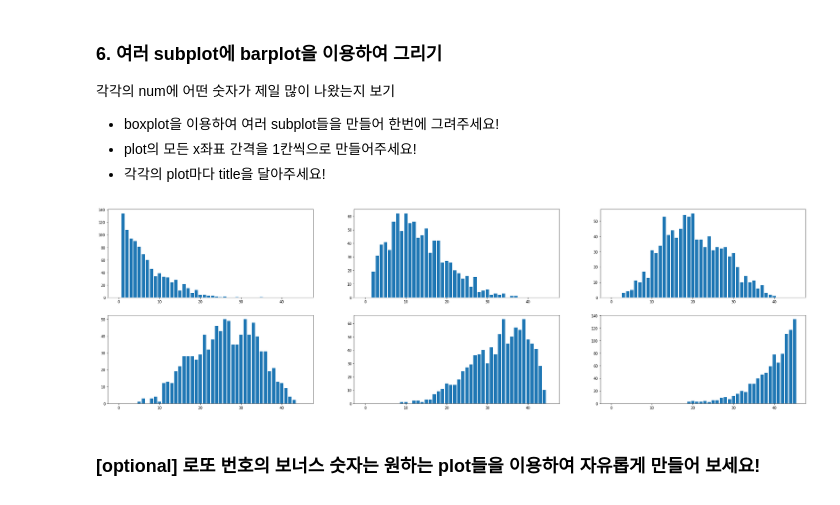
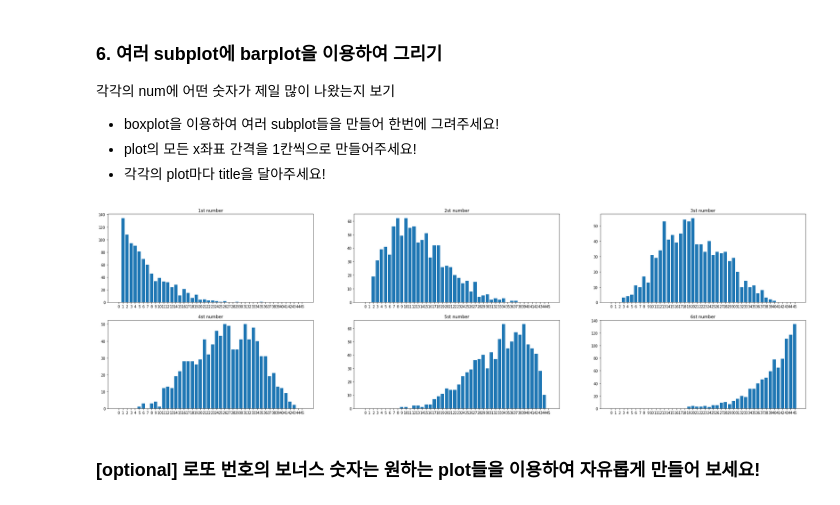
Before and after one commit to sanghyeon0114/DAP_, a Jupyter notebook: lecture4.ipynb, the cells around one changed output. Cells and saved outputs as stored; diff of their text form; code cells hidden in the pictures.

```diff
--- a/lecture4.ipynb
+++ b/lecture4.ipynb
@@ -422,6 +422,8 @@ fig.set_size_inches((35,10))
 plt.subplots_adjust(wspace=0.2,hspace=0.2)
 
 ########### Make Code #####################
+xlabel = [i for i in range(0, 46)]
+
 xArray = [0 for i in range(46)]
 num = df_lotto['num1'].value_counts().sort_index()
 for i in list(num.index):
@@ -444,35 +446,46 @@ for i in list(num.index):
 ax[0][2].bar(range(len(xArray)), xArray)
 
 xArray = [0 for i in range(46)]
 num = df_lotto['num4'].value_counts().sort_index()
 for i in list(num.index):
   xArray[i] = num[i]
 
 ax[1][0].bar(range(len(xArray)), xArray)
 
 xArray = [0 for i in range(46)]
 num = df_lotto['num5'].value_counts().sort_index()
 for i in list(num.index):
   xArray[i] = num[i]
 
 ax[1][1].bar(range(len(xArray)), xArray)
 
 xArray = [0 for i in range(46)]
 num = df_lotto['num6'].value_counts().sort_index()
 for i in list(num.index):
   xArray[i] = num[i]
 
 ax[1][2].bar(range(len(xArray)), xArray)
 
-#ax[1][2].title('6st number')
+ax[0][0].set_title('1st number')
+ax[0][0].set_xticks(xlabel)
+ax[0][1].set_title('2st number')
+ax[0][1].set_xticks(xlabel)
+ax[0][2].set_title('3st number')
+ax[0][2].set_xticks(xlabel)
+ax[1][0].set_title('4st number')
+ax[1][0].set_xticks(xlabel)
+ax[1][1].set_title('5st number')
+ax[1][1].set_xticks(xlabel)
+ax[1][2].set_title('6st number')
+ax[1][2].set_xticks(xlabel)
 
 #sns.barplot(data=df_lotto, x='num1', y="num1", ax=ax[0][0], estimator=len)
 
 ###########################################
 
 plt.show()
 # %% [output]
-[figure, old version]
+[figure, new version]
 # %% [markdown]
 ### [optional] 로또 번호의 보너스 숫자는 원하는 plot들을 이용하여 자유롭게 만들어 보세요!
 # %%
```
